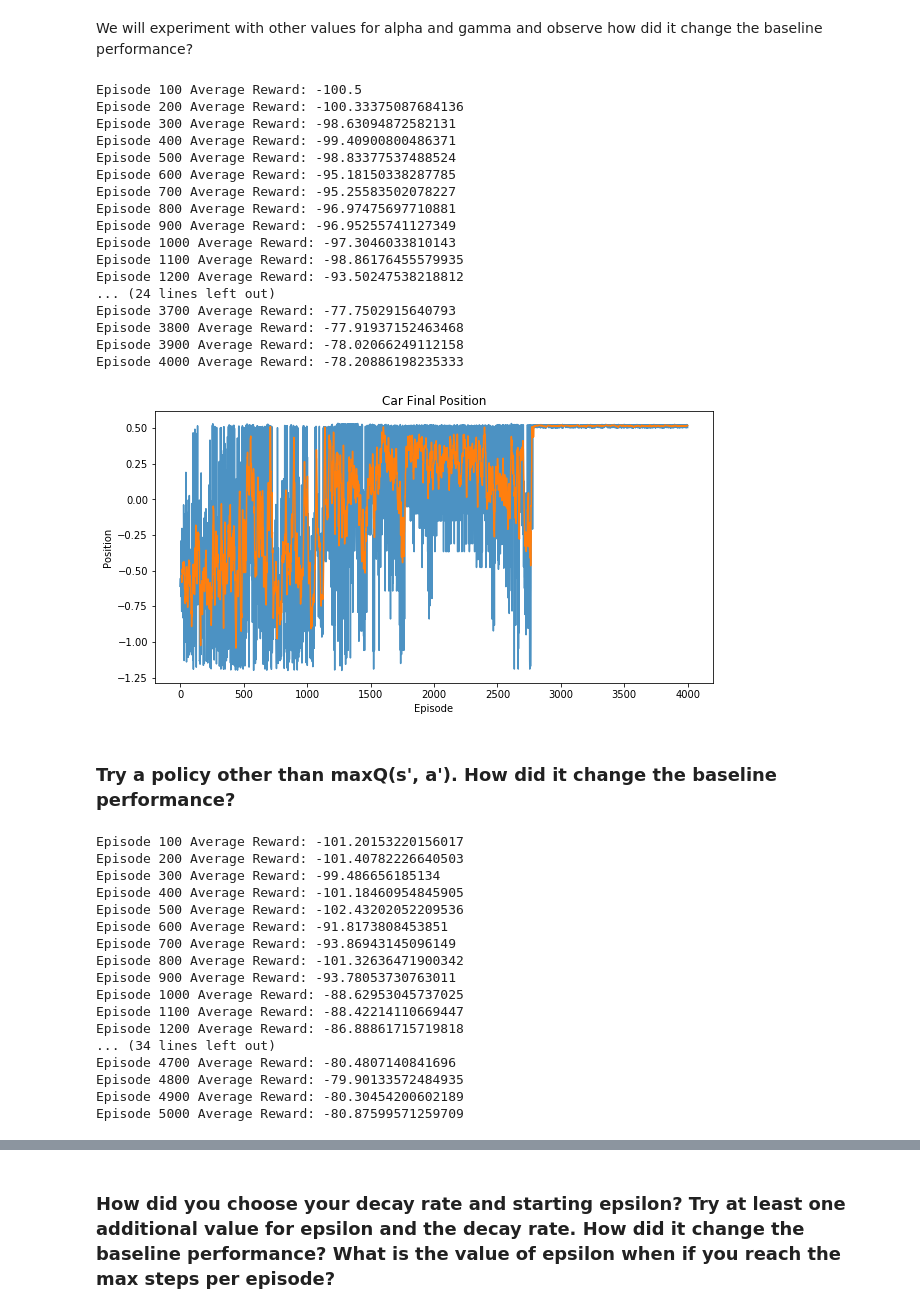
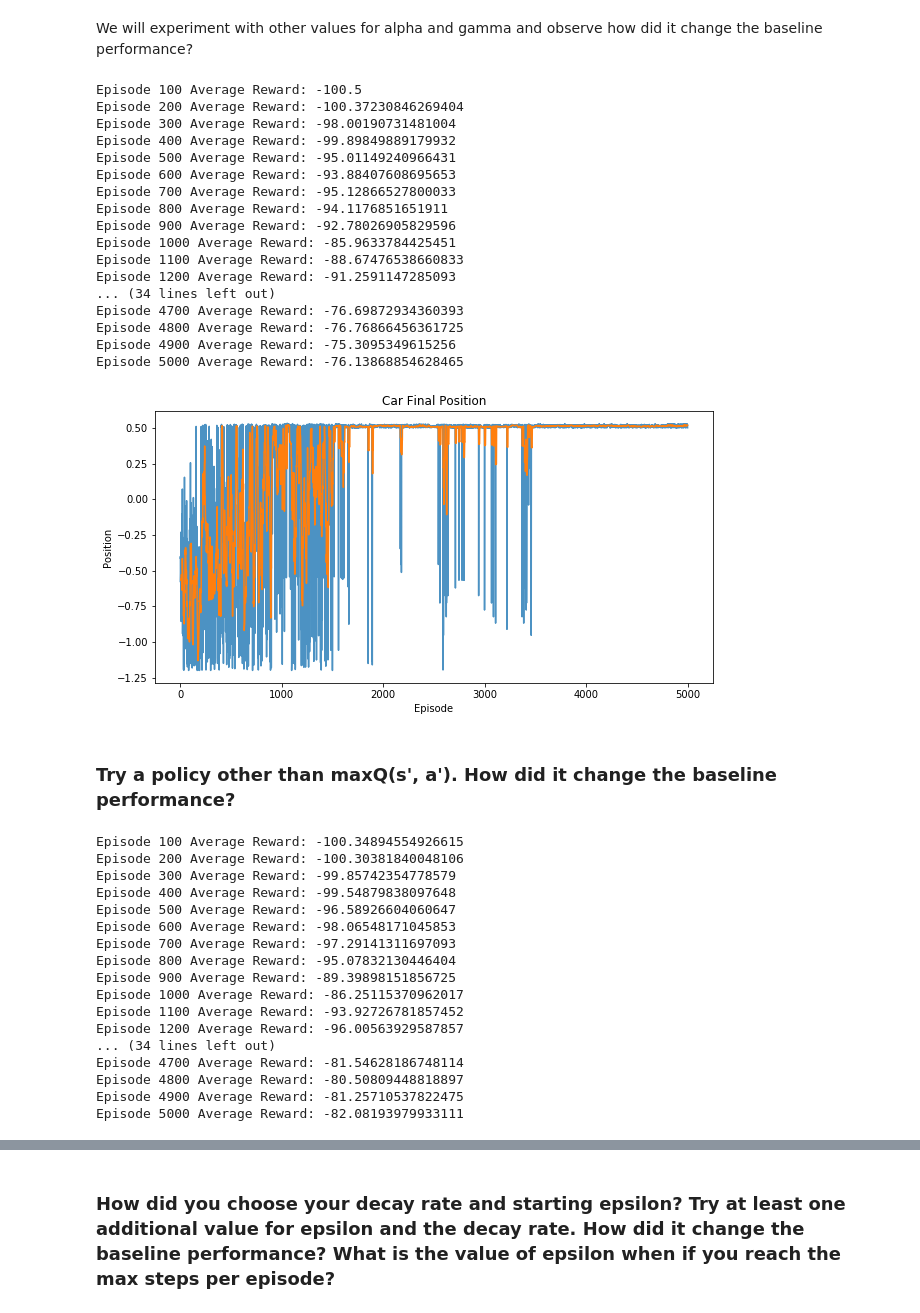
Before and after one commit to ikyath/ReinforcementLearning-MountainCar, a Jupyter notebook: RL_MountainCar/Mountain_Car_RL.ipynb, the cells around one changed output, grey strips where cells are left out. Cells and saved outputs as stored; diff of their text form; code cells hidden in the pictures.

```diff
--- a/RL_MountainCar/Mountain_Car_RL.ipynb
+++ b/RL_MountainCar/Mountain_Car_RL.ipynb
@@ -238,6 +360,7 @@ def QLearning_new(env, learning, discount, epsilon, min_eps, decay_rate,episodes
             #Allow for terminal states
             if done and state2[0] >= 0.5:
                 Q[state_adj[0], state_adj[1], action] = reward
+
             else: # Adjust Q value for current state
                 delta = learning*(reward +
                                  discount*(np.max(Q[state2_adj[0],
@@ -254,7 +377,7 @@ def QLearning_new(env, learning, discount, epsilon, min_eps, decay_rate,episodes
 #                 epsilon -= reduction
 
             #As Exploration should be more in the beginning once reaches target exploration should be minimum
-            epsilon = min_eps + (epsilon - min_eps)*np.exp(-decay_rate*((episodes/4)-i))
+            epsilon = min_eps + (epsilon - min_eps)*np.exp(-decay_rate*((episodes/2)-i))
 
             reward_list.append(tot_reward)
 
@@ -318,37 +439,37 @@ The discount factor, also set between 0 and 1. This models the fact that future
 # %% [markdown]
 We will experiment with other values for alpha and gamma and observe how did it change the baseline performance?
 # %%
-rewards_new = QLearning(env, 0.6, 1.0, 1.0, 0, 4000)
+rewards_new_ht = QLearning_new(env, 0.6, 0.7, 1.0, 0, 0.01,5000)
 # %% [output]
 Episode 100 Average Reward: -100.5
-Episode 200 Average Reward: -100.33375087684136
-Episode 300 Average Reward: -98.63094872582131
-Episode 400 Average Reward: -99.40900800486371
-Episode 500 Average Reward: -98.83377537488524
-Episode 600 Average Reward: -95.18150338287785
-Episode 700 Average Reward: -95.25583502078227
-Episode 800 Average Reward: -96.97475697710881
-Episode 900 Average Reward: -96.95255741127349
-Episode 1000 Average Reward: -97.3046033810143
-Episode 1100 Average Reward: -98.86176455579935
-Episode 1200 Average Reward: -93.50247538218812
-... (24 lines left out)
-Episode 3700 Average Reward: -77.7502915640793
-Episode 3800 Average Reward: -77.91937152463468
-Episode 3900 Average Reward: -78.02066249112158
-Episode 4000 Average Reward: -78.20886198235333
+Episode 200 Average Reward: -100.37230846269404
+Episode 300 Average Reward: -98.00190731481004
+Episode 400 Average Reward: -99.89849889179932
+Episode 500 Average Reward: -95.01149240966431
+Episode 600 Average Reward: -93.88407608695653
+Episode 700 Average Reward: -95.12866527800033
+Episode 800 Average Reward: -94.1176851651911
+Episode 900 Average Reward: -92.78026905829596
+Episode 1000 Average Reward: -85.9633784425451
+Episode 1100 Average Reward: -88.67476538660833
+Episode 1200 Average Reward: -91.2591147285093
+... (34 lines left out)
+Episode 4700 Average Reward: -76.69872934360393
+Episode 4800 Average Reward: -76.76866456361725
+Episode 4900 Average Reward: -75.3095349615256
+Episode 5000 Average Reward: -76.13868854628465
 # %%
 plt.figure(2, figsize=[10,5])
-p = pd.Series(rewards_new)
+p = pd.Series(rewards_new_ht)
 ma = p.rolling(10).mean()
 plt.plot(p, alpha=0.8)
 plt.plot(ma)
 plt.xlabel('Episode')
 plt.ylabel('Position')
 plt.title('Car Final Position')
 plt.show()
 # %% [output]
-[figure, old version]
+[figure, new version]
 # %%
 Performance of the model has increased when changing learning rate to 0.9 and discount to 0.6
 # %% [markdown]
@@ -429,25 +561,25 @@ def QLearning_NR(env, learning, discount, epsilon, min_eps, episodes):
 
     return car_position
 # %%
-rewards_NR = QLearning_NR(env, 0.7, 0.8, 1.0, 0, 5000)
+rewards_NR = QLearning_new_policy(env, 0.7, 0.8, 1.0, 0, 0.01,5000)
 # %% [output]
-Episode 100 Average Reward: -101.20153220156017
-Episode 200 Average Reward: -101.40782226640503
-Episode 300 Average Reward: -99.486656185134
-Episode 400 Average Reward: -101.18460954845905
-Episode 500 Average Reward: -102.43202052209536
-Episode 600 Average Reward: -91.8173808453851
-Episode 700 Average Reward: -93.86943145096149
-Episode 800 Average Reward: -101.32636471900342
-Episode 900 Average Reward: -93.78053730763011
-Episode 1000 Average Reward: -88.62953045737025
-Episode 1100 Average Reward: -88.42214110669447
-Episode 1200 Average Reward: -86.88861715719818
+Episode 100 Average Reward: -100.34894554926615
+Episode 200 Average Reward: -100.30381840048106
+Episode 300 Average Reward: -99.85742354778579
+Episode 400 Average Reward: -99.54879838097648
+Episode 500 Average Reward: -96.58926604060647
+Episode 600 Average Reward: -98.06548171045853
+Episode 700 Average Reward: -97.29141311697093
+Episode 800 Average Reward: -95.07832130446404
+Episode 900 Average Reward: -89.39898151856725
+Episode 1000 Average Reward: -86.25115370962017
+Episode 1100 Average Reward: -93.92726781857452
+Episode 1200 Average Reward: -96.00563929587857
 ... (34 lines left out)
-Episode 4700 Average Reward: -80.4807140841696
-Episode 4800 Average Reward: -79.90133572484935
-Episode 4900 Average Reward: -80.30454200602189
-Episode 5000 Average Reward: -80.87599571259709
+Episode 4700 Average Reward: -81.54628186748114
+Episode 4800 Average Reward: -80.50809448818897
+Episode 4900 Average Reward: -81.25710537822475
+Episode 5000 Average Reward: -82.08193979933111
 # %%
 plt.figure(2, figsize=[10,5])
 p = pd.Series(rewards_NR)
```
Also changed, not shown: parts of 12 cells of this notebook.
